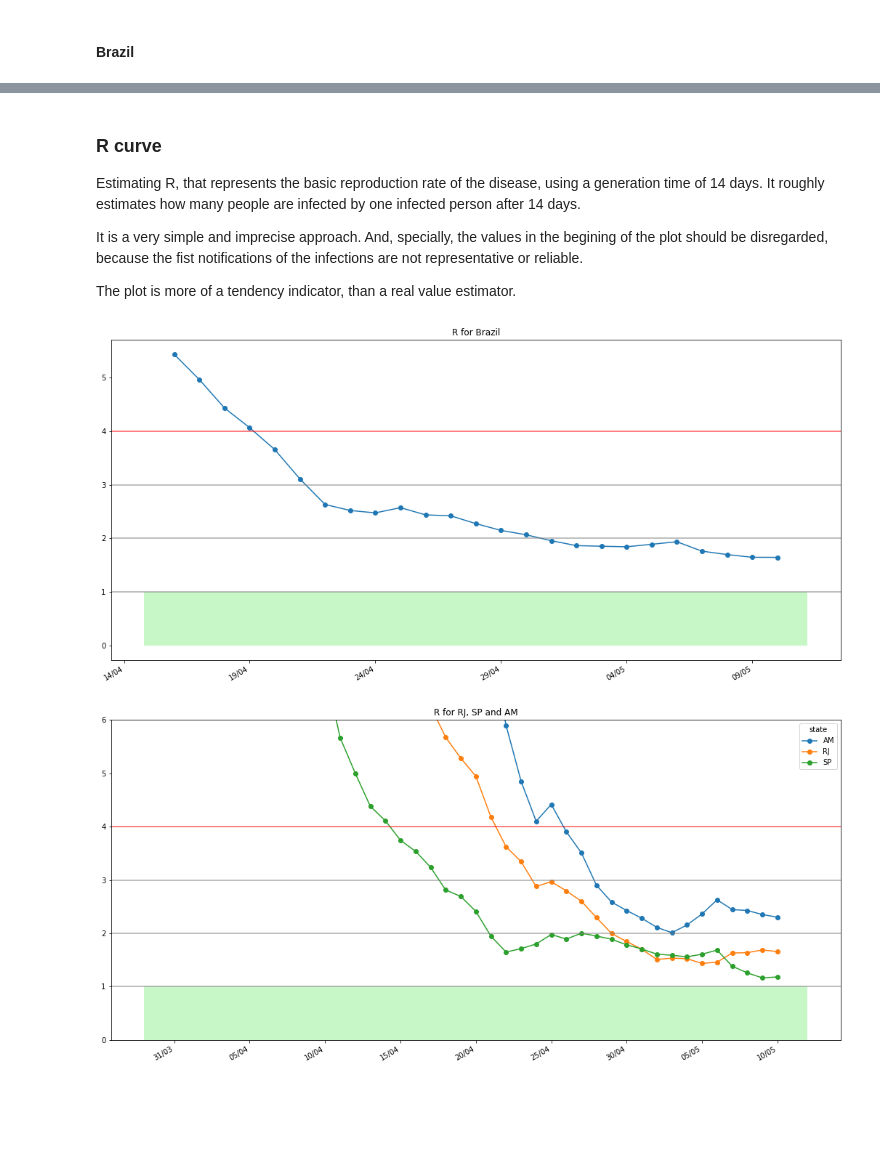
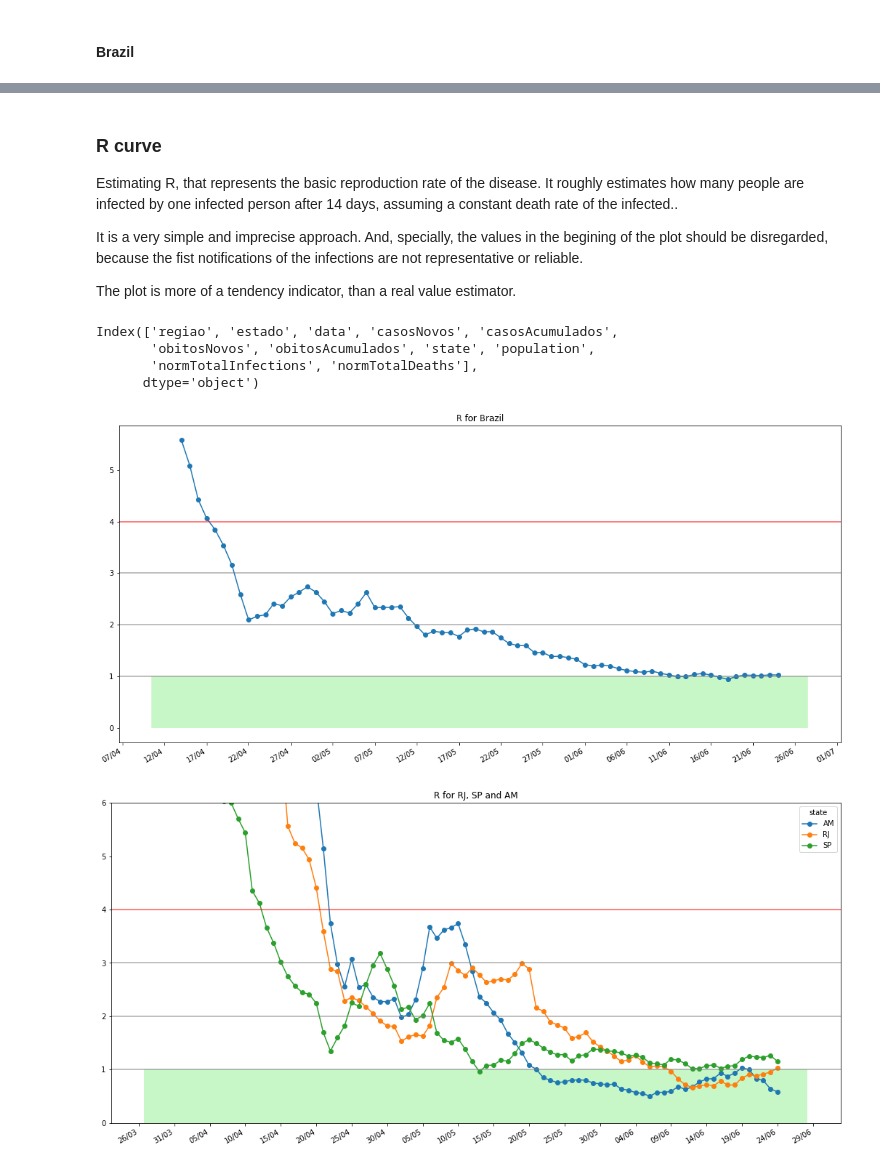
Before and after one commit to ricardocopa/Covid19, a Jupyter notebook: COVID19-DataAnalysisForBrazil.ipynb, the cells around one changed output, grey strips where cells are left out. Cells and saved outputs as stored; diff of their text form; code cells hidden in the pictures; blank space fills up the shorter version.

Commit message:
Several updates - Changes in dataset file format. - Changes in the R Value formula, using a rolling mean over the new deaths. - Some aesthetic improvements.

```diff
--- a/COVID19-DataAnalysisForBrazil.ipynb
+++ b/COVID19-DataAnalysisForBrazil.ipynb
@@ -77,0 +66,13 @@ Columns: Region, State, Date, New Infections, Total Infections, New Deaths, Tota
+# %%
+# how files where made available until May 10 2020
+# covid = pd.read_csv('arquivo_geral.csv', delimiter = ';')
+covidFull = pd.read_excel('HIST_PAINEL_COVIDBR_24jun2020.xlsx', sheet_name='Sheet 1')
+print('Columns: Region, State, City, State Code, City Code, Health Region Code, Health Region Name,  Date, Week, Population 2019, Total Infections, New Infections, Total Deaths, New Deaths, Total Recovered, New Patients')
+display(covidFull.head())
+
+# converting to the old file format
+covid = covidFull[covidFull.estado.notnull()]
+covid = covid[covid.codmun.isnull()]
+covid.data = covid.data.dt.strftime('%Y-%m-%d')
+covid = covid[['regiao', 'estado', 'data', 'casosNovos', 'casosAcumulado', 'obitosNovos', 'obitosAcumulado']]
+covid.columns = ['regiao', 'estado', 'data', 'casosNovos', 'casosAcumulados', 'obitosNovos', 'obitosAcumulados']
@@ -627,10 +636,17 @@ _ = coef10days.plot.pie(y='coefficient', figsize=(10, 10), legend=False)
 # %% [markdown]
 ### R curve
-Estimating R, that represents the basic reproduction rate of the disease, using a generation time of 14 days. It roughly estimates how many people are infected by one infected person after 14 days.
+Estimating R, that represents the basic reproduction rate of the disease. It roughly estimates how many people are infected by one infected person after 14 days, assuming a constant death rate of the infected..
 
 It is a very simple and imprecise approach. And, specially, the values in the begining of the plot should be disregarded, because the fist notifications of the infections are not representative or reliable.
 
 The plot is more of a tendency indicator, than a real value estimator.
+# %%
+covid.columns
+# %% [output]
+Index(['regiao', 'estado', 'data', 'casosNovos', 'casosAcumulados',
+       'obitosNovos', 'obitosAcumulados', 'state', 'population',
+       'normTotalInfections', 'normTotalDeaths'],
+      dtype='object')
 # %%
 
 data = {'date': [],
@@ -641,12 +657,13 @@ R_Brazil = pd.DataFrame (data, columns = ['date','value'])
 # Generation Time
 gt = 14
 
-covidDeathsBR = covid.groupby('data')['obitosAcumulados'].sum().reset_index(name ='obitosAcumulados')
+covidDeathsBR = covid.groupby('data')['obitosNovos'].sum().reset_index(name ='obitosNovos')
+covidDeathsBR['rollingMean'] =covidDeathsBR['obitosNovos'].rolling(window=7).mean()
 
 for day in range(covidDeathsBR.shape[0]):
     if day >= gt:
-        if covidDeathsBR.at[day-gt,'obitosAcumulados'] > 0:
-            Rvalue = float(covidDeathsBR.at[day,'obitosAcumulados'])/float(covidDeathsBR.at[day-gt,'obitosAcumulados'])-1.
+        if covidDeathsBR.at[day-gt,'rollingMean'] > 0:
+            Rvalue = float(covidDeathsBR.at[day,'rollingMean'])/float(covidDeathsBR.at[day-gt,'rollingMean'])
             if Rvalue <= 6:
                 R_Brazil = R_Brazil.append(pd.Series([covidDeathsBR.at[day, 'data'], Rvalue], index=R_Brazil.columns), ignore_index=True)
 
@@ -666,7 +683,7 @@ axis.fill_between(axis.get_xlim(), 0., 1., facecolor='lightgreen', alpha=0.5)
 axis.xaxis.get_label().set_visible(False)
 plt.show()
 # %% [output]
-[figure, old version]
+[figure, new version]
 # %%
 data = {'date': [],
         'state': [],
@@ -678,11 +695,12 @@ R_States = pd.DataFrame (data, columns = ['date','state', 'value'])
 for state in covid.estado.unique():
     covidState = covid.loc[covid['estado'] == state]
 
-    covidDeathsState = covidState.groupby('data')['obitosAcumulados'].sum().reset_index(name ='obitosAcumulados')
+    covidDeathsState = covidState.groupby('data')['obitosNovos'].sum().reset_index(name ='obitosNovos')
+    covidDeathsState['rollingMean'] =covidDeathsState['obitosNovos'].rolling(window=7).mean()
     for day in range(covidDeathsState.shape[0]):
         if day >= gt:
-            if covidDeathsState.at[day-gt,'obitosAcumulados'] > 0:
-                Rvalue = float(covidDeathsState.at[day,'obitosAcumulados'])/float(covidDeathsState.at[day-gt,'obitosAcumulados']) - 1.
+            if covidDeathsState.at[day-gt,'rollingMean'] > 0:
+                Rvalue = float(covidDeathsState.at[day,'rollingMean'])/float(covidDeathsState.at[day-gt,'rollingMean'])
                 R_States = R_States.append(pd.Series([covidDeathsState.at[day, 'data'], state, Rvalue], index=R_States.columns), ignore_index=True)
 
 
@@ -690,19 +708,19 @@ R_States['date'] = pd.to_datetime(R_States['date'], format='%Y-%m-%d')
 # %%
 R_StatesGroup = R_States.loc[R_States['state'].isin(['RJ', 'SP', 'AM'])]
 R_StatesGroup = R_StatesGroup.pivot(index='date', columns='state', values = 'value')
 
 axis = R_StatesGroup.plot(style='o-', figsize=(18, 9), title='R for RJ, SP and AM')
 plt.gcf().autofmt_xdate()
 plt.minorticks_off()
 axis.xaxis.set_major_formatter(mdates.DateFormatter('%d/%m'))
 axis.xaxis.set_major_locator(mdates.DayLocator(interval=5))
 axis.axhline(1.0, color='gray', lw=2, alpha=0.5)
 axis.axhline(2.0, color='gray', lw=2, alpha=0.5)
 axis.axhline(3.0, color='gray', lw=2, alpha=0.5)
 axis.axhline(4.0, color='red', lw=2, alpha=0.5)
 axis.fill_between(axis.get_xlim(), 0., 1., facecolor='lightgreen', alpha=0.5)
 plt.ylim((0,6))
 axis.xaxis.get_label().set_visible(False)
-plt.show()
+_ = plt.show()
 # %% [output]
-[figure, old version]
+[figure, new version]
```
Also changed, not shown: parts of 24 cells of this notebook.
